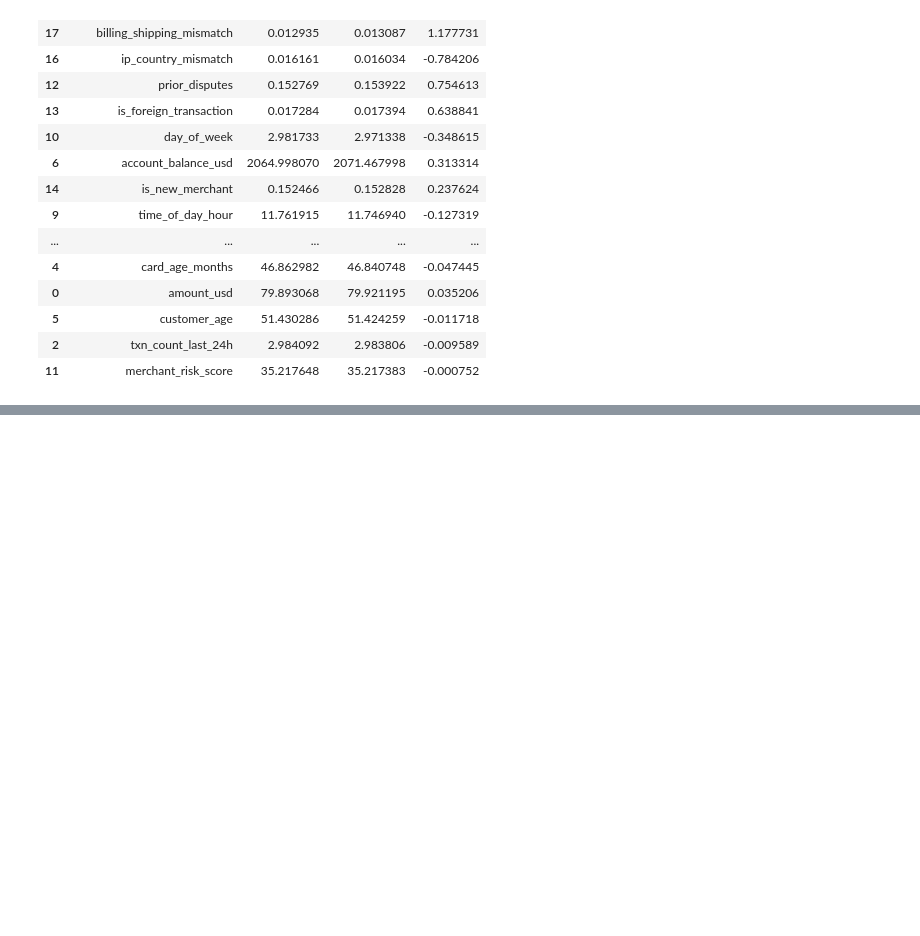
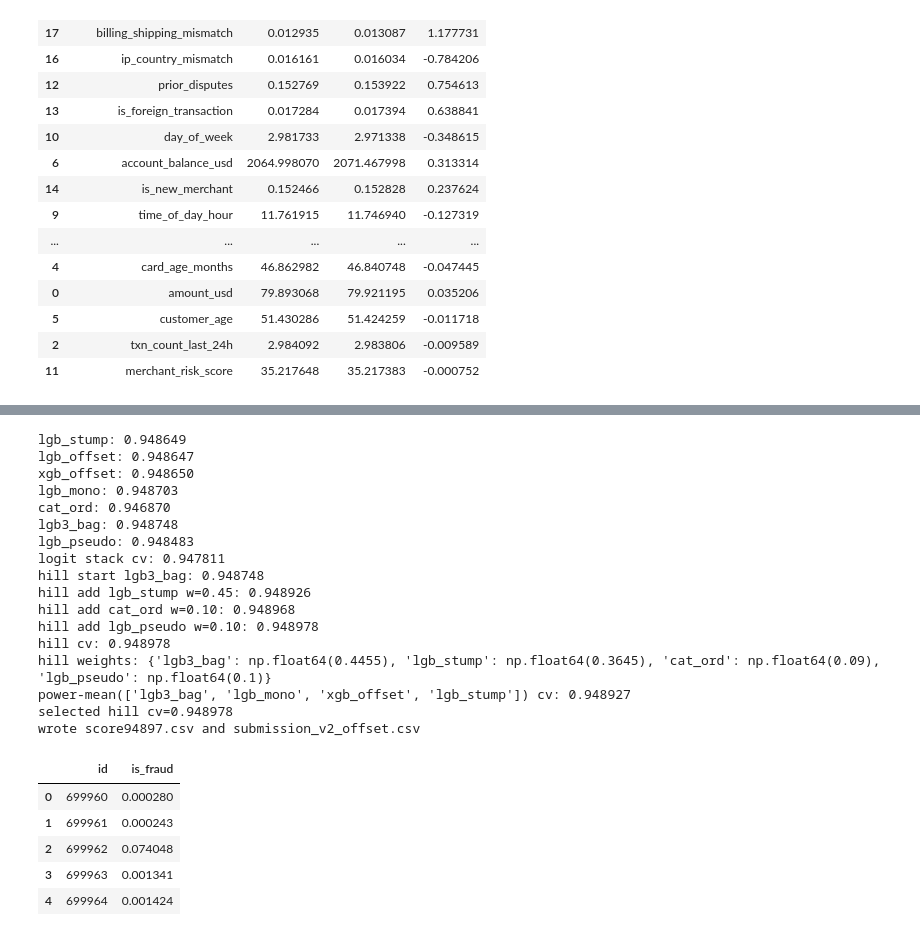
Before and after one commit to oivler/kaggle-credit-card-fraud, a Jupyter notebook: model.ipynb, the cells around one changed output, grey strips where cells are left out. Cells and saved outputs as stored; diff of their text form; code cells hidden in the pictures; blank space fills up the shorter version.

```diff
--- a/model.ipynb
+++ b/model.ipynb
@@ -552,15 +950,0 @@ test_preds["lgb3"] = pred_lgb3
-# %%
-oof_lgb7 = np.zeros(len(X))
-pred_lgb7 = np.zeros(len(X_test))
-
-for fold, (tr_idx, va_idx) in enumerate(skf.split(X, y), start=1):
-    X_tr, y_tr = X.iloc[tr_idx], y.iloc[tr_idx]
-    X_va, y_va = X.iloc[va_idx], y.iloc[va_idx]
-    model = fit_lgb(X_tr, y_tr, X_va, y_va, seed=200 + fold, num_leaves=7, max_depth=4, lr=0.02)
-    oof_lgb7[va_idx] = model.predict_proba(X_va[feature_cols])[:, 1]
-    pred_lgb7 += model.predict_proba(X_test[feature_cols])[:, 1] / skf.n_splits
-    print(f"lgb7 fold {fold}: {roc_auc_score(y_va, oof_lgb7[va_idx]):.6f} iter={model.best_iteration_}")
-
-print(f"lgb7 cv: {roc_auc_score(y, oof_lgb7):.6f}")
-oof_preds["lgb7"] = oof_lgb7
-test_preds["lgb7"] = pred_lgb7
@@ -668,4 +1013,5 @@ test_preds["glm_ohk"] = pred_glm
 # %%
+# Blend: logit stack + hill-climb + power-mean; pick best CV
 member_names = list(oof_preds.keys())
 for name in member_names:
     print(f"{name}: {roc_auc_score(y, oof_preds[name]):.6f}")
@@ -676,12 +1022,12 @@ test_matrix = np.column_stack([test_preds[k] for k in member_names])
 oof_logit = np.zeros(len(X))
 test_logit = np.zeros(len(X_test))
 for fold, (tr_idx, va_idx) in enumerate(skf.split(oof_matrix, y), start=1):
-    meta = LogisticRegression(C=1.0, max_iter=2000, solver="lbfgs")
+    meta = LogisticRegression(C=1.0, max_iter=3000, solver="lbfgs")
     meta.fit(oof_matrix[tr_idx], y.iloc[tr_idx])
     oof_logit[va_idx] = meta.predict_proba(oof_matrix[va_idx])[:, 1]
     test_logit += meta.predict_proba(test_matrix)[:, 1] / skf.n_splits
-    print(f"logit stack fold {fold}: {roc_auc_score(y.iloc[va_idx], oof_logit[va_idx]):.6f}")
 print(f"logit stack cv: {roc_auc_score(y, oof_logit):.6f}")
+
 
 def hill_climb(oof_dict, y_arr, max_models=8):
     remaining = dict(oof_dict)
@@ -695,42 +1041,77 @@ def hill_climb(oof_dict, y_arr, max_models=8):
         improved = False
         best_step = None
         for name, pred in remaining.items():
-            for w in np.linspace(0.05, 0.5, 10):
+            for w in np.linspace(0.05, 0.55, 11):
                 trial = (1 - w) * blend + w * pred
                 auc = roc_auc_score(y_arr, trial)
                 if auc > best_auc + 1e-6:
                     best_auc = auc
                     best_step = (name, w, trial)
                     improved = True
         if best_step is not None:
             name, w, trial = best_step
             for k in weights:
                 weights[k] *= (1 - w)
             weights[name] = weights.get(name, 0.0) + w
             blend = trial
             remaining.pop(name)
             print(f"hill add {name} w={w:.2f}: {best_auc:.6f}")
     return blend, weights, best_auc
 
+
 oof_hill, hill_weights, hill_auc = hill_climb(oof_preds, y)
 test_hill = np.zeros(len(X_test))
 for name, w in hill_weights.items():
     test_hill += w * test_preds[name]
 print(f"hill cv: {hill_auc:.6f}")
 print("hill weights:", {k: round(v, 4) for k, v in hill_weights.items()})
 
-logit_auc = roc_auc_score(y, oof_logit)
-if hill_auc >= logit_auc:
-    cv_auc = hill_auc
-    test_pred = test_hill
-    print("selected hill climb blend")
-else:
-    cv_auc = logit_auc
-    test_pred = test_logit
-    print("selected logistic stack")
+# power mean on best 4 members by CV
+ranked = sorted(member_names, key=lambda k: roc_auc_score(y, oof_preds[k]), reverse=True)[:4]
+p = 0.5
+oof_pow = (np.mean(np.column_stack([oof_preds[k] for k in ranked]) ** p, axis=1)) ** (1 / p)
+test_pow = (np.mean(np.column_stack([test_preds[k] for k in ranked]) ** p, axis=1)) ** (1 / p)
+pow_auc = roc_auc_score(y, oof_pow)
+print(f"power-mean({ranked}) cv: {pow_auc:.6f}")
+
+candidates = {
+    "logit": (roc_auc_score(y, oof_logit), test_logit, oof_logit),
+    "hill": (hill_auc, test_hill, oof_hill),
+    "power": (pow_auc, test_pow, oof_pow),
+}
+best_name = max(candidates, key=lambda k: candidates[k][0])
+cv_auc, test_pred, oof_best = candidates[best_name]
+print(f"selected {best_name} cv={cv_auc:.6f}")
 
 submission = sample_submission.copy()
 submission["is_fraud"] = test_pred
-submission.to_csv("submission.csv", index=False)
+out_name = f"score{str(cv_auc).replace('0.', '')[:5]}.csv"
+# keep a stable name for the new recipe
+submission.to_csv("submission_v2_offset.csv", index=False)
+submission.to_csv(out_name, index=False)
+print("wrote", out_name, "and submission_v2_offset.csv")
 display(submission.head())
-print(cv_auc)
+# %% [output]
+lgb_stump: 0.948649
+lgb_offset: 0.948647
+xgb_offset: 0.948650
+lgb_mono: 0.948703
+cat_ord: 0.946870
+lgb3_bag: 0.948748
+lgb_pseudo: 0.948483
+logit stack cv: 0.947811
+hill start lgb3_bag: 0.948748
+hill add lgb_stump w=0.45: 0.948926
+hill add cat_ord w=0.10: 0.948968
+hill add lgb_pseudo w=0.10: 0.948978
+hill cv: 0.948978
+hill weights: {'lgb3_bag': np.float64(0.4455), 'lgb_stump': np.float64(0.3645), 'cat_ord': np.float64(0.09), 'lgb_pseudo': np.float64(0.1)}
+power-mean(['lgb3_bag', 'lgb_mono', 'xgb_offset', 'lgb_stump']) cv: 0.948927
+selected hill cv=0.948978
+wrote score94897.csv and submission_v2_offset.csv
+|  | id | is_fraud |
+| 0 | 699960 | 0.000280 |
+| 1 | 699961 | 0.000243 |
+| 2 | 699962 | 0.074048 |
+| 3 | 699963 | 0.001341 |
+| 4 | 699964 | 0.001424 |
```
Also changed, not shown: parts of 24 cells of this notebook.
